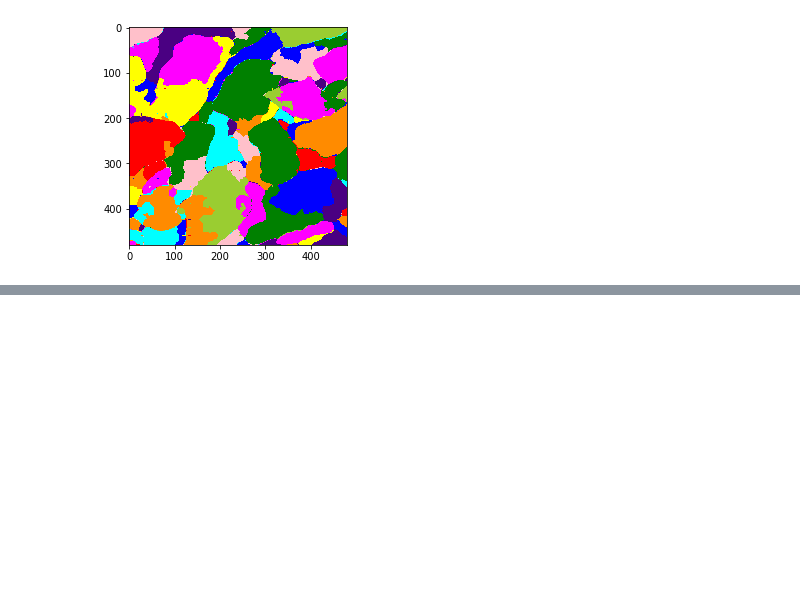
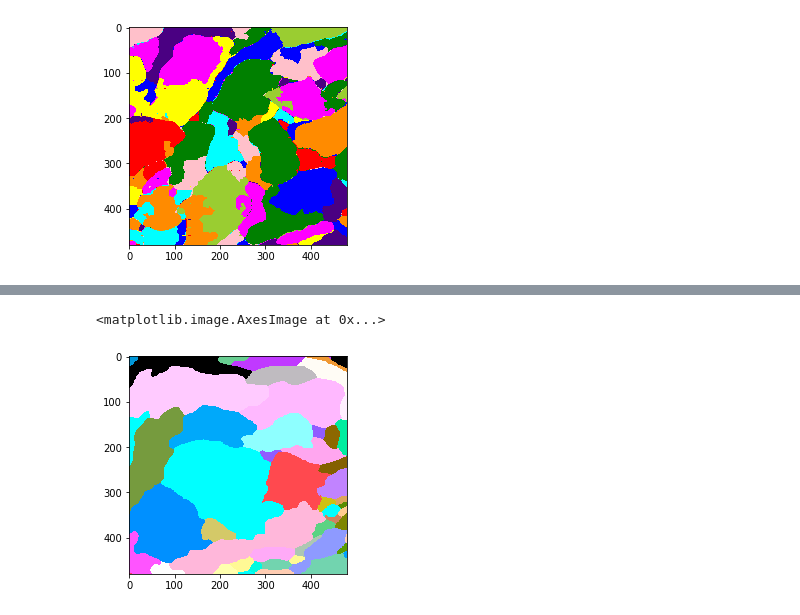
Before and after one commit to JohnnyTeutonic/view_all, a Jupyter notebook: notebooks/compact_notebook.ipynb, the cells around one changed output, grey strips where cells are left out. Cells and saved outputs as stored; diff of their text form; code cells hidden in the pictures; blank space fills up the shorter version.

```diff
--- a/notebooks/compact_notebook.ipynb
+++ b/notebooks/compact_notebook.ipynb
@@ -141,3 +147,8 @@ p.start()
 q.start()
 # %%
 pwd
+# %%
+viz.imshow_rand(gt_raw_testing[8])
+# %% [output]
+<matplotlib.image.AxesImage at 0x...>
+[figure, added]
```
Also changed, not shown: parts of 8 cells of this notebook, 1 other file.
